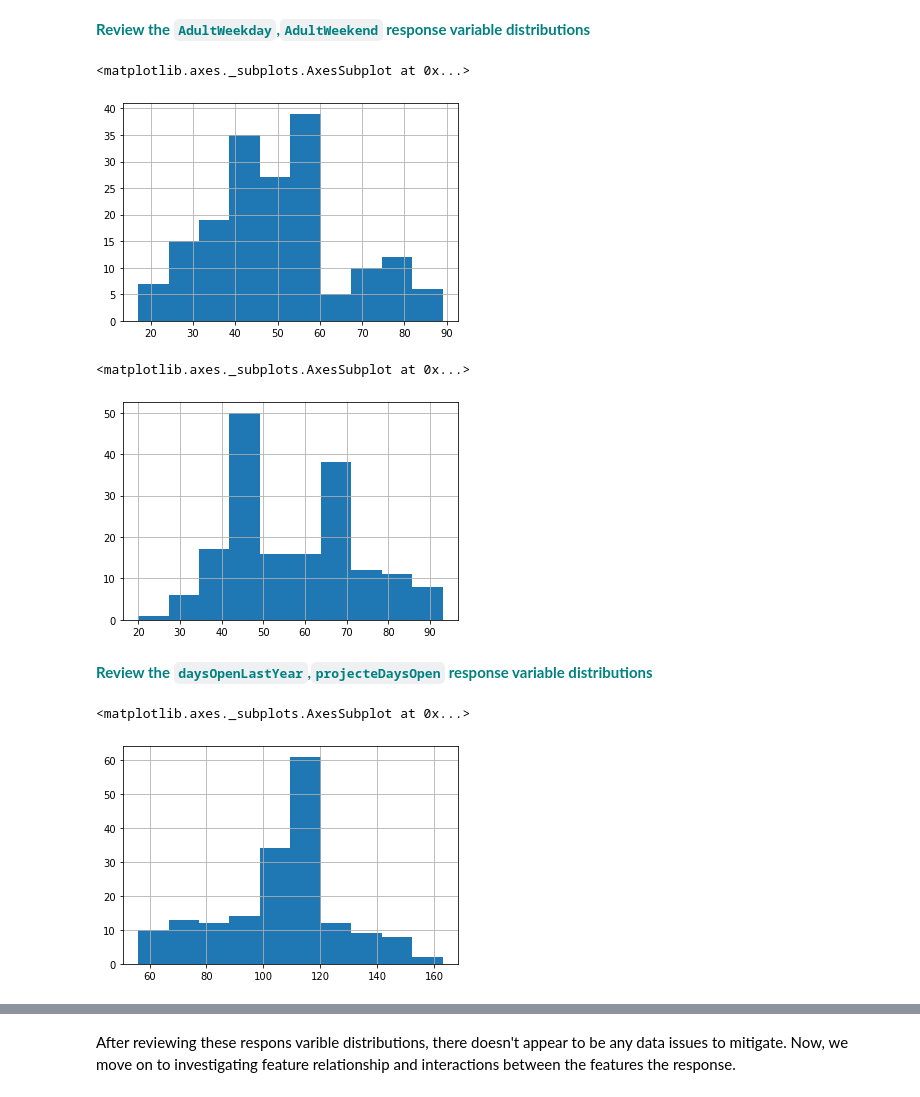
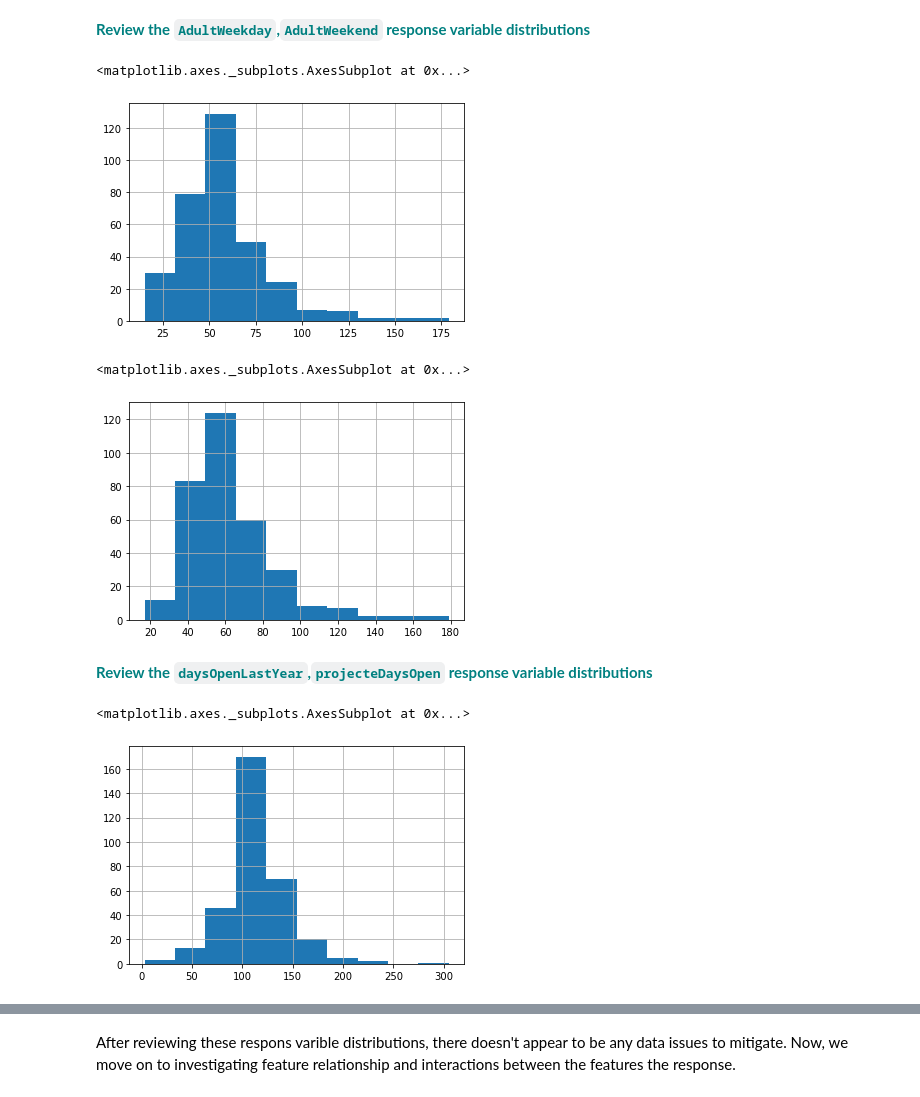
Before and after one commit to jolfr/capstone-01, a Jupyter notebook: notebooks/Notebook_stepthree.ipynb, the cells around one changed output, grey strips where cells are left out. Cells and saved outputs as stored; diff of their text form; code cells hidden in the pictures.

```diff
--- a/notebooks/Notebook_stepthree.ipynb
+++ b/notebooks/Notebook_stepthree.ipynb
@@ -310,22 +310,22 @@ There are many possible response variables you could have identified in Step 1 o
 # %%
 # Make a histogram of the 'AdultWeekday' column of the dfno dataframe.
 # You'll want to call hist() on that column
-dfno['AdultWeekday'].hist()
+df['AdultWeekday'].hist()
 # %% [output]
 <matplotlib.axes._subplots.AxesSubplot at 0x...>
-[figure, old version]
+[figure, new version]
 # %%
 # Do the same but with the AdultWeekend column
-dfno['AdultWeekend'].hist()
+df['AdultWeekend'].hist()
 # %% [output]
 <matplotlib.axes._subplots.AxesSubplot at 0x...>
-[figure, old version]
+[figure, new version]
 # %% [markdown]
 <font color='teal'>**Review the `daysOpenLastYear`,`projecteDaysOpen` response variable distributions**</font>
 # %%
 # Do the same as above! You got this :)
-dfno['daysOpenLastYear'].hist()
+df['daysOpenLastYear'].hist()
 # %% [output]
 <matplotlib.axes._subplots.AxesSubplot at 0x...>
-[figure, old version]
+[figure, new version]
 # %%
```
Also changed, not shown: parts of 13 cells of this notebook, 1 other file.
